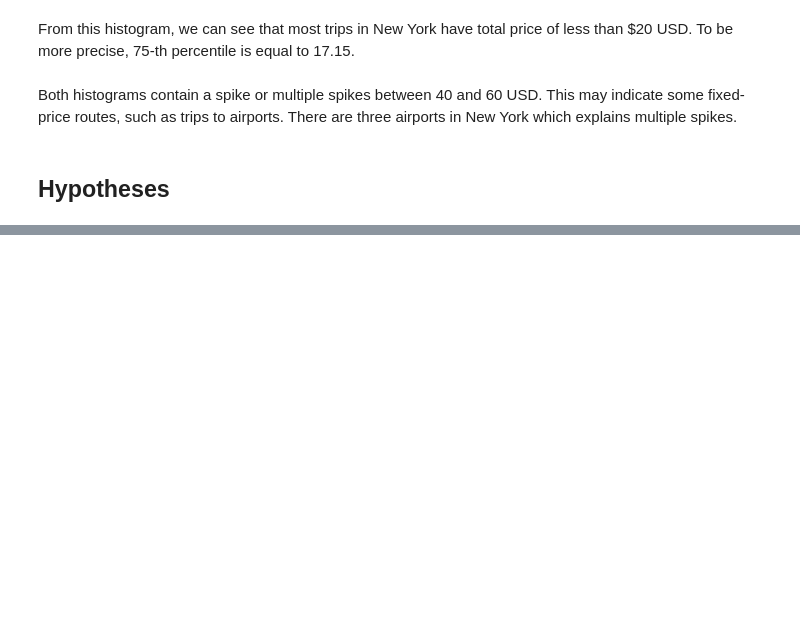
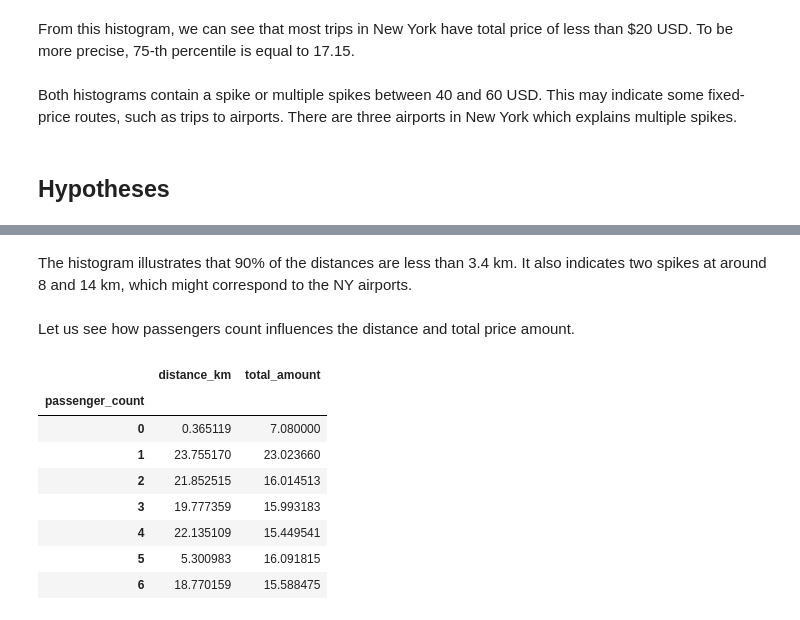
Before and after one commit to t3ch123/reimagined-computing-machine, a Jupyter notebook: notebook.ipynb, the cells around one changed output, grey strips where cells are left out. Saved outputs shown, nothing was run; the diff lists cells and outputs as text; code cells hidden in the pictures; blank space fills up the shorter version.

```diff
--- a/notebook.ipynb
+++ b/notebook.ipynb
@@ -103,0 +150,16 @@ We can also state these basic intuitions
+# %% [markdown]
+The histogram illustrates that 90% of the distances are less than 3.4 km. It also indicates two spikes at around 8 and 14 km, which might correspond to the NY airports.
+# %% [markdown]
+Let us see how passengers count influences the distance and total price amount.
+# %%
+df_data.groupby("passenger_count")[["distance_km", "total_amount"]].mean()
+# %% [output]
+|  | distance_km | total_amount |
+| passenger_count |  |  |
+| 0 | 0.365119 | 7.080000 |
+| 1 | 23.755170 | 23.023660 |
+| 2 | 21.852515 | 16.014513 |
+| 3 | 19.777359 | 15.993183 |
+| 4 | 22.135109 | 15.449541 |
+| 5 | 5.300983 | 16.091815 |
+| 6 | 18.770159 | 15.588475 |
```
Also changed, not shown: parts of 13 cells of this notebook.
